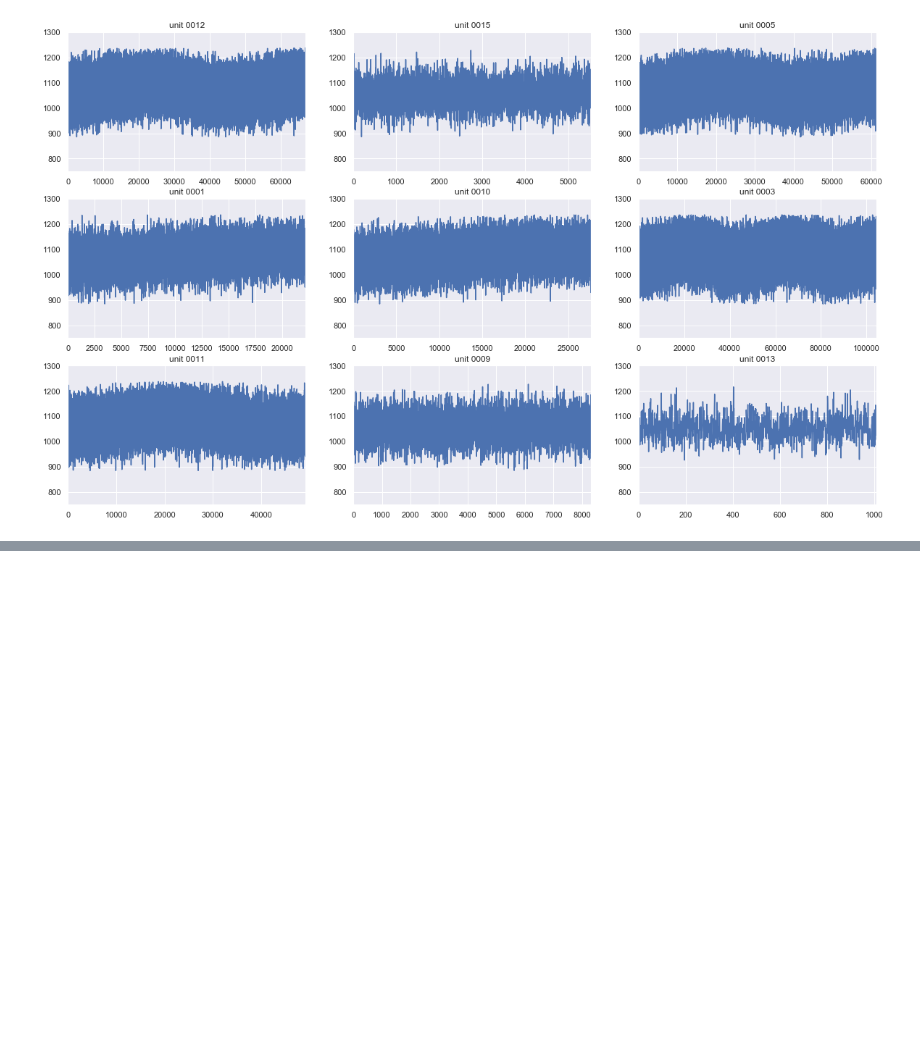
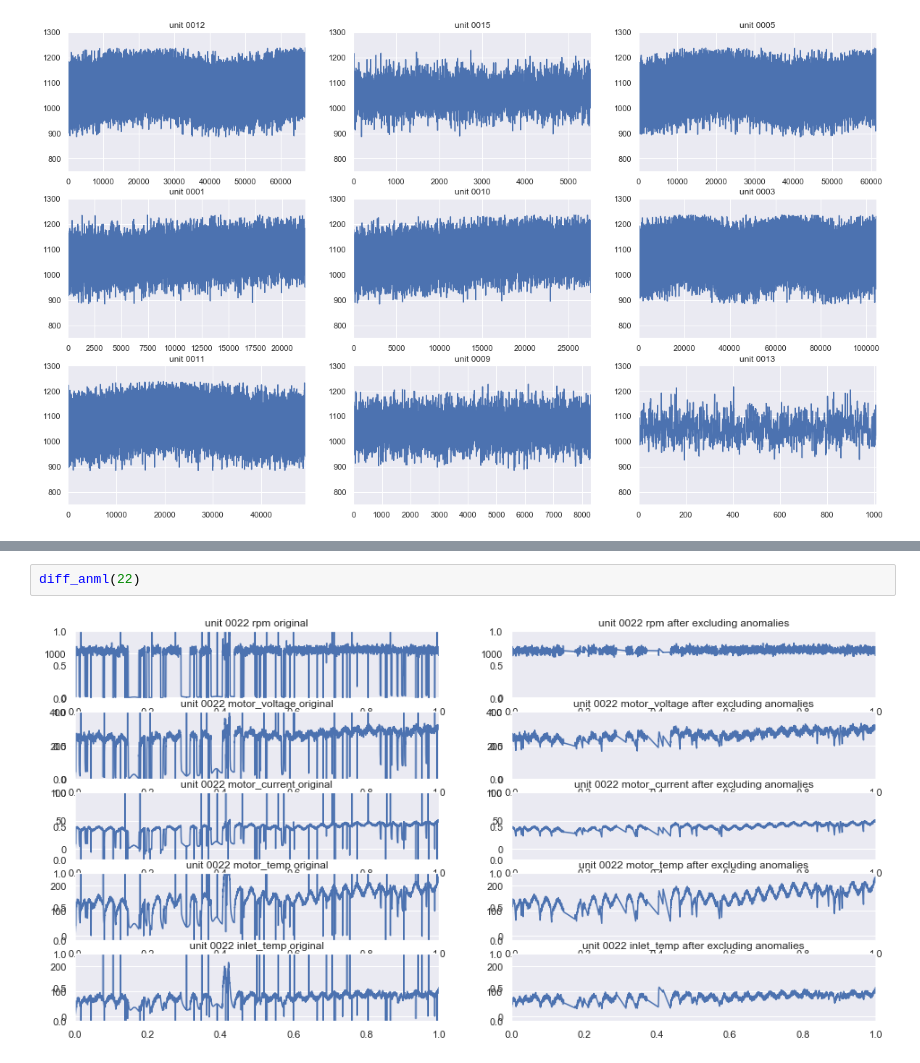
Before and after one commit to telenovelachuan/predictive_widget_maintenance, a Jupyter notebook: notebooks/anomaly detection.ipynb, the cells around one changed output, grey strips where cells are left out. Cells and saved outputs as stored; diff of their text form; blank space fills up the shorter version.

```diff
--- a/notebooks/anomaly detection.ipynb
+++ b/notebooks/anomaly detection.ipynb
@@ -218,0 +285,4 @@ peek_attributes_trend('rpm', ylim_low=750, ylim_high=1300)
+# %%
+diff_anml(22)
+# %% [output]
+[figure, added]
```
Also changed, not shown: parts of 7 cells of this notebook, 50 other files.
